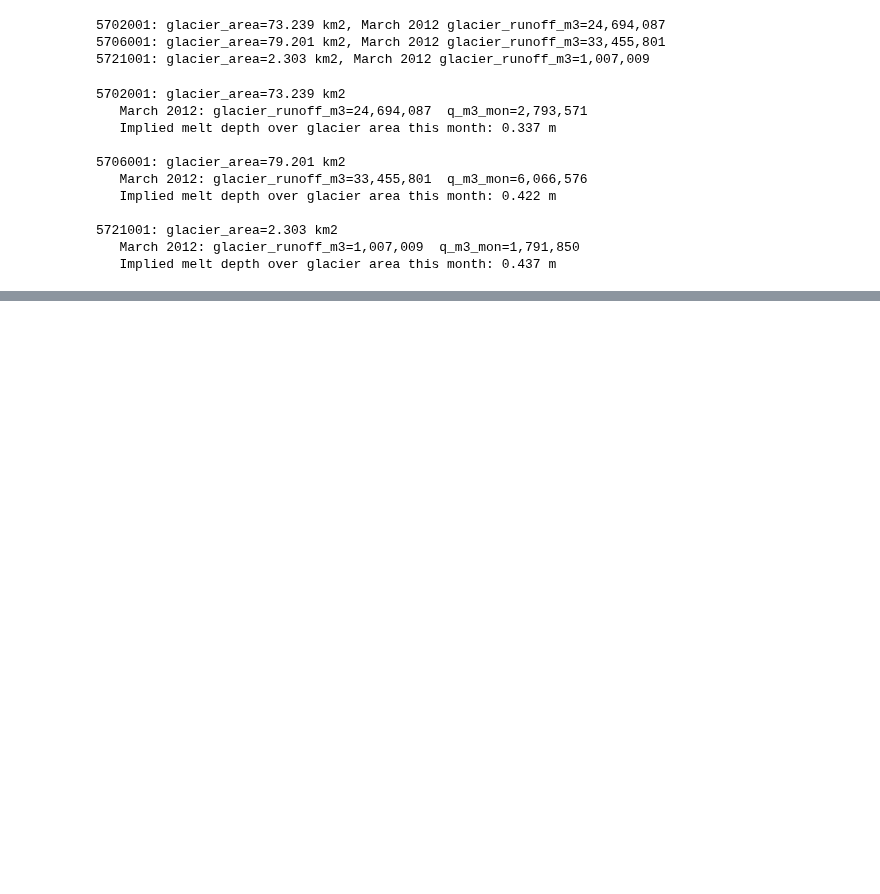
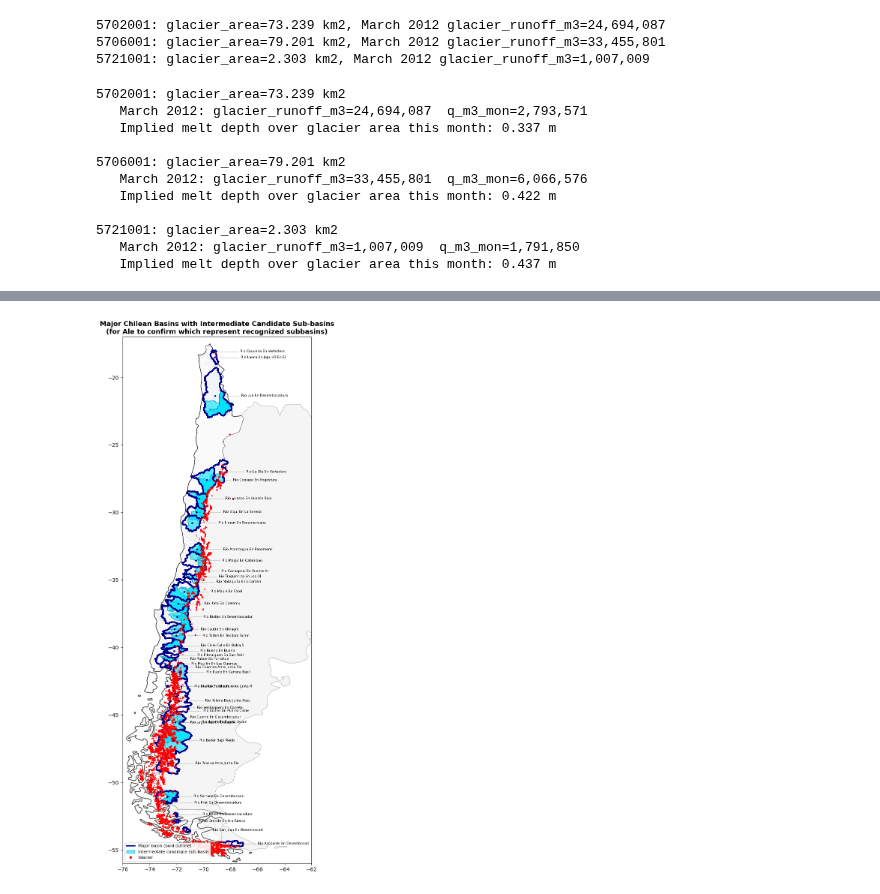
Before and after one commit to millie-spencer/OGGM_CR2_Chile, a Jupyter notebook: basin_hierarchy_for_ale.ipynb, the cells around one changed output, grey strips where cells are left out. Saved outputs shown, nothing was run; the diff lists cells and outputs as text; code cells hidden in the pictures; blank space fills up the shorter version.

```diff
--- a/basin_hierarchy_for_ale.ipynb
+++ b/basin_hierarchy_for_ale.ipynb
@@ -1032,0 +1164,11 @@ for gid in ['5702001', '5706001', '5721001']:
+# %%
+maipo_id = '5748001'
+frac_annual, n_leaf = compute_leaf_fraction(maipo_id, months=None, years=None)
+frac_jfm, _ = compute_leaf_fraction(maipo_id, months=JFM_MONTHS, years=None)
+frac_drought, _ = compute_leaf_fraction(maipo_id, months=None, years=MEGADROUGHT_YEARS)
+
+print(f'Maipo, after excluding 5702001 and 5706001:')
+print(f'  n_leaf_gauges: {n_leaf}')
+print(f'  Annual (2000-2019): {frac_annual:.2f}%')
+print(f'  JFM (2000-2019): {frac_jfm:.2f}%')
+print(f'  Megadrought (2010-2019): {frac_drought:.2f}%')
@@ -1032,0 +1361,72 @@ for gid in ['5702001', '5706001', '5721001']:
+# %%
+# ── Single-panel map: major basins (bold dark blue outline), INTERMEDIATE
+# candidate sub-basins (cyan shading, the El Manzano-tier list from
+# df_intermediate) rather than the smallest leaf basins, glaciers as
+# small red dots ──────────────────────────────────────────────────────
+import matplotlib.pyplot as plt
+fig, ax = plt.subplots(figsize=(11, 15))
+
+if has_borders:
+    chile.plot(ax=ax, facecolor='#fafafa', edgecolor='#333333', linewidth=1.2, zorder=0)
+    arg.plot(ax=ax, facecolor='#f5f5f5', edgecolor='#999999', linewidth=0.6, zorder=0)
+
+bounds_all.plot(ax=ax, facecolor='none', edgecolor='#dddddd', linewidth=0.2, zorder=1)
+
+# Major basins: bold dark blue outline, light fill
+glacierized_ids = set(df_glacierized_major['gauge_id'])
+bounds_all[bounds_all['gauge_id'].isin(glacierized_ids)].plot(
+    ax=ax, facecolor='#eaf2fa', alpha=0.5, edgecolor='none', zorder=2)
+bounds_all[bounds_all['gauge_id'].isin(glacierized_ids)].plot(
+    ax=ax, facecolor='none', edgecolor='#00008b', linewidth=2.4, zorder=4)
+
+# Intermediate candidate sub-basins (df_intermediate), shaded cyan,
+# instead of the smallest leaf basins used in the earlier version
+intermediate_ids = set(df_intermediate['candidate_id'])
+bounds_all[bounds_all['gauge_id'].isin(intermediate_ids)].plot(
+    ax=ax, facecolor='#00e5ff', alpha=0.6, edgecolor='#008b99', linewidth=0.7, zorder=3)
+
+# Glaciers as small red dots
+glacier_centroids = rgi_geoms_combined.geometry.centroid
+ax.scatter(glacier_centroids.x, glacier_centroids.y,
+          color='#ff0000', s=1, zorder=5, alpha=0.9)
+
+# Leader-line labels for major basins
+df_sorted = df_glacierized_major.copy()
+centroids = []
+for _, row in df_sorted.iterrows():
+    geom_row = bounds_all[bounds_all['gauge_id'] == row['gauge_id']]
+    centroids.append(geom_row.geometry.centroid.values[0] if len(geom_row) else None)
+df_sorted['centroid'] = centroids
+df_sorted = df_sorted[df_sorted['centroid'].notna()].sort_values(
+    'centroid', key=lambda c: c.apply(lambda x: x.y), ascending=False)
+
+LABEL_OFFSET = 1.8
+for _, row in df_sorted.iterrows():
+    cx, cy = row['centroid'].x, row['centroid'].y
+    label_x = cx + LABEL_OFFSET
+    ax.plot([cx, label_x], [cy, cy], color='#666666', lw=0.5, zorder=6, alpha=0.7)
+    ax.plot(cx, cy, 'o', color='#00008b', ms=2.5, zorder=7)
+    ax.text(label_x + 0.15, cy, row['gauge_name'][:26],
+            fontsize=6.5, va='center', ha='left', zorder=8)
+
+from matplotlib.patches import Patch
+from matplotlib.lines import Line2D
+legend_elements = [
+    Line2D([0],[0], color='#00008b', lw=2.4, label='Major basin (bold outline)'),
+    Patch(facecolor='#00e5ff', edgecolor='#008b99', alpha=0.6,
+          label='Intermediate candidate sub-basin'),
+    Line2D([0],[0], marker='o', color='w', markerfacecolor='#ff0000', markersize=6, label='Glacier'),
+]
+ax.legend(handles=legend_elements, loc='lower left', fontsize=8, framealpha=0.9)
+
+ax.set_title('Major Chilean Basins with Intermediate Candidate Sub-basins\n'
+             '(for Ale to confirm which represent recognized subbasins)',
+             fontsize=13, fontweight='bold')
+ax.set_xlim(-76, -62)
+ax.set_ylim(-56, -17)
+ax.set_aspect('equal')
+plt.tight_layout()
+plt.savefig(f'{OUTPUT_ROOT}/major_basins_intermediate_candidates_for_Ale.png',
+            dpi=200, bbox_inches='tight')
+plt.show()
+# %% [output]
@@ -1032,0 +1450 @@ for gid in ['5702001', '5706001', '5721001']:
+[figure, added]
```
Also changed, not shown: parts of 11 cells of this notebook, 1 other file.
